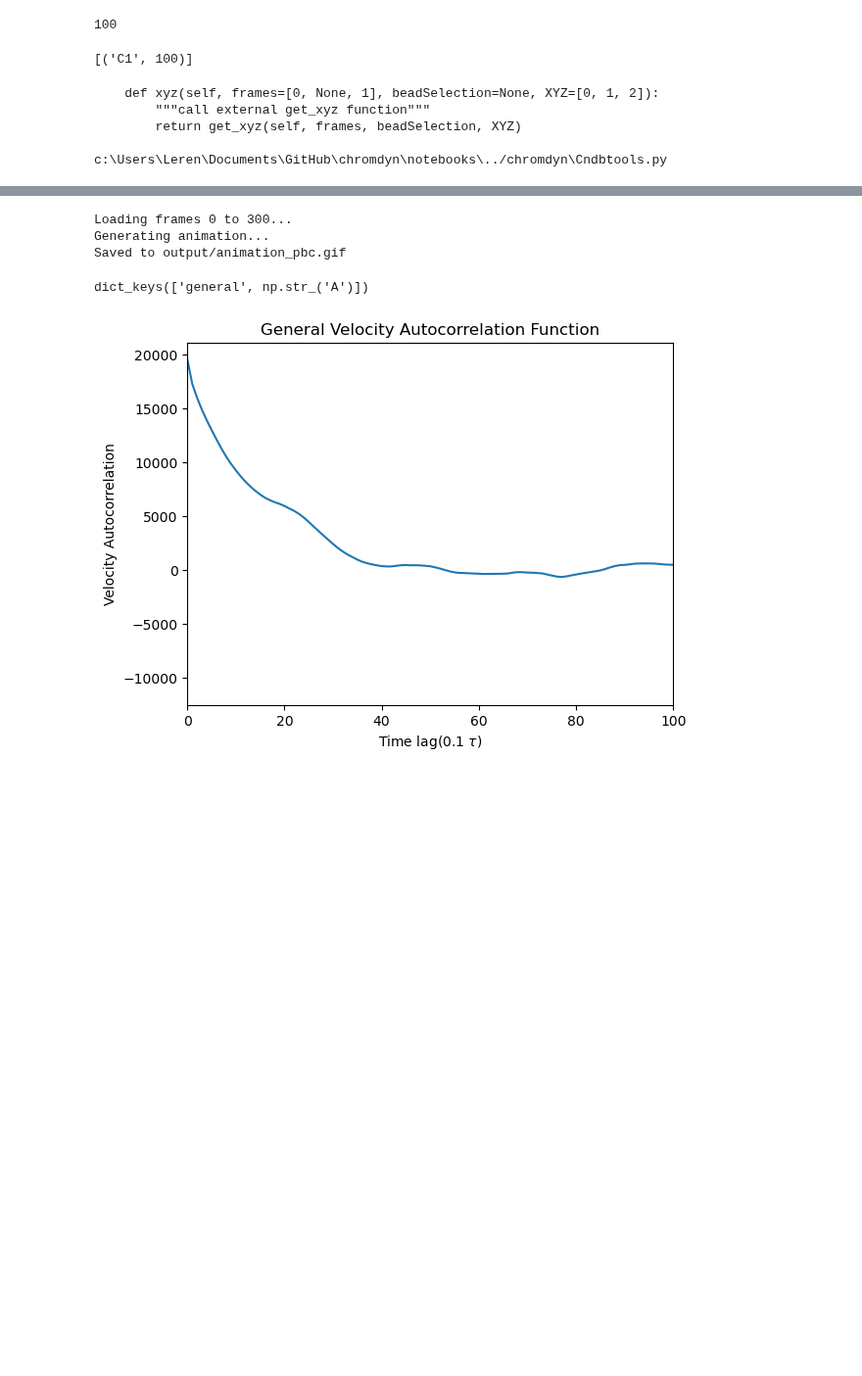
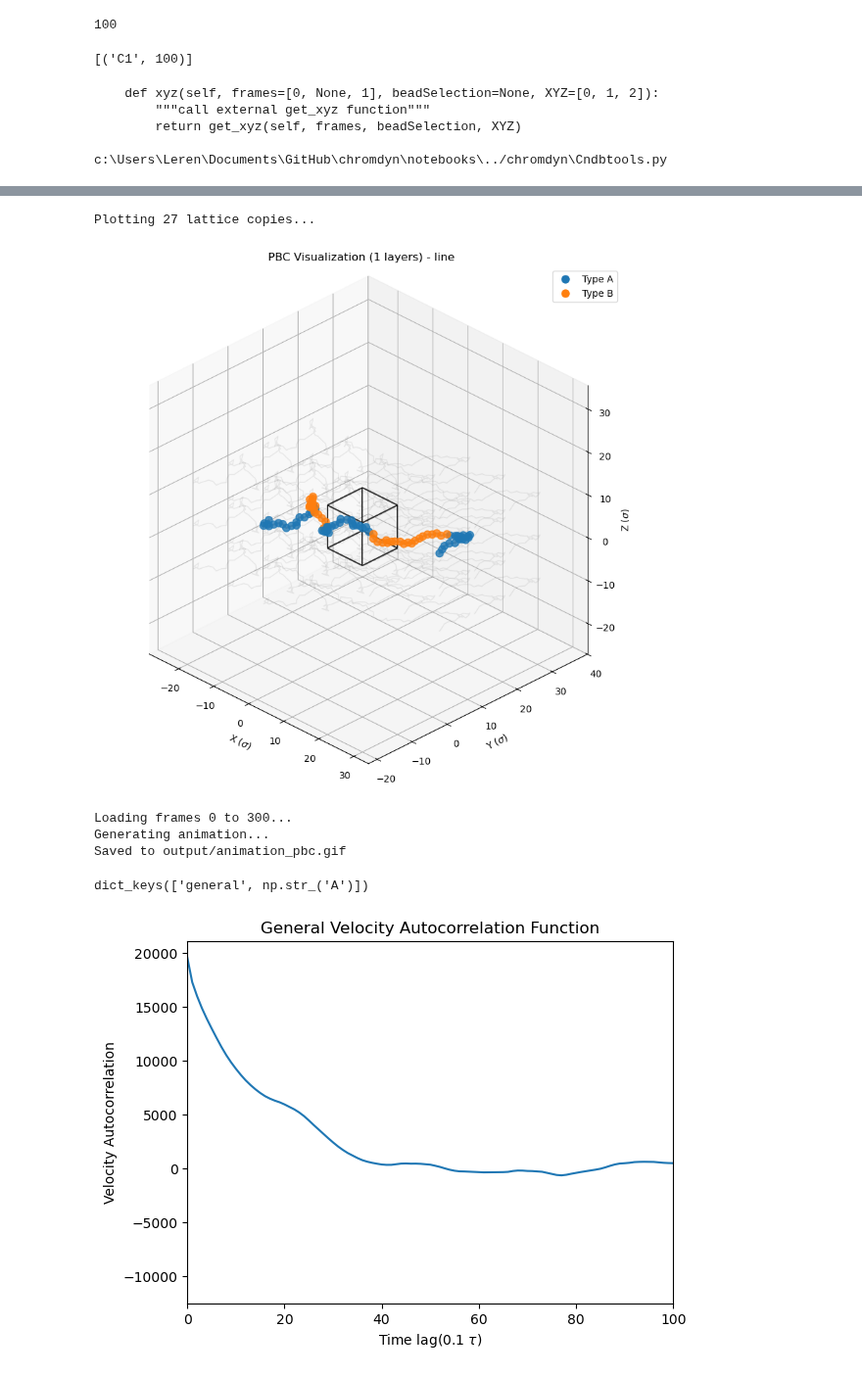
Before and after one commit to s-brahmachari/chromdyn, a Jupyter notebook: notebooks/PBC_sim_test.ipynb, the cells around one changed output, grey strips where cells are left out. Shown at 98% size. Saved outputs shown, nothing was run; the diff lists cells and outputs as text; code cells hidden in the pictures; blank space fills up the shorter version.

```diff
--- a/notebooks/PBC_sim_test.ipynb
+++ b/notebooks/PBC_sim_test.ipynb
@@ -378,3 +370,17 @@ Using types from trajectory: ['A', 'A', 'A', 'A', 'A', 'A', 'A', 'A', 'A', 'A',
+# %%
+from Cndbtools import visualize_pbc_images
+visualize_pbc_images(
+    traj = traj,
+    select_frame = 522,
+    n_layers = 1, # 3*3*3 grid
+    image_alpha = 0.15,
+    image_style = 'line',
+    r = 0.5,
+    color_mode = 'type'
+)
+# %% [output]
+Plotting 27 lattice copies...
+[figure, added]
 # %%
 plt.rcParams['animation.html'] = 'jshtml'
 pbc_box_side_length = 10
```
Also changed, not shown: parts of 11 cells of this notebook, 3 other files.
